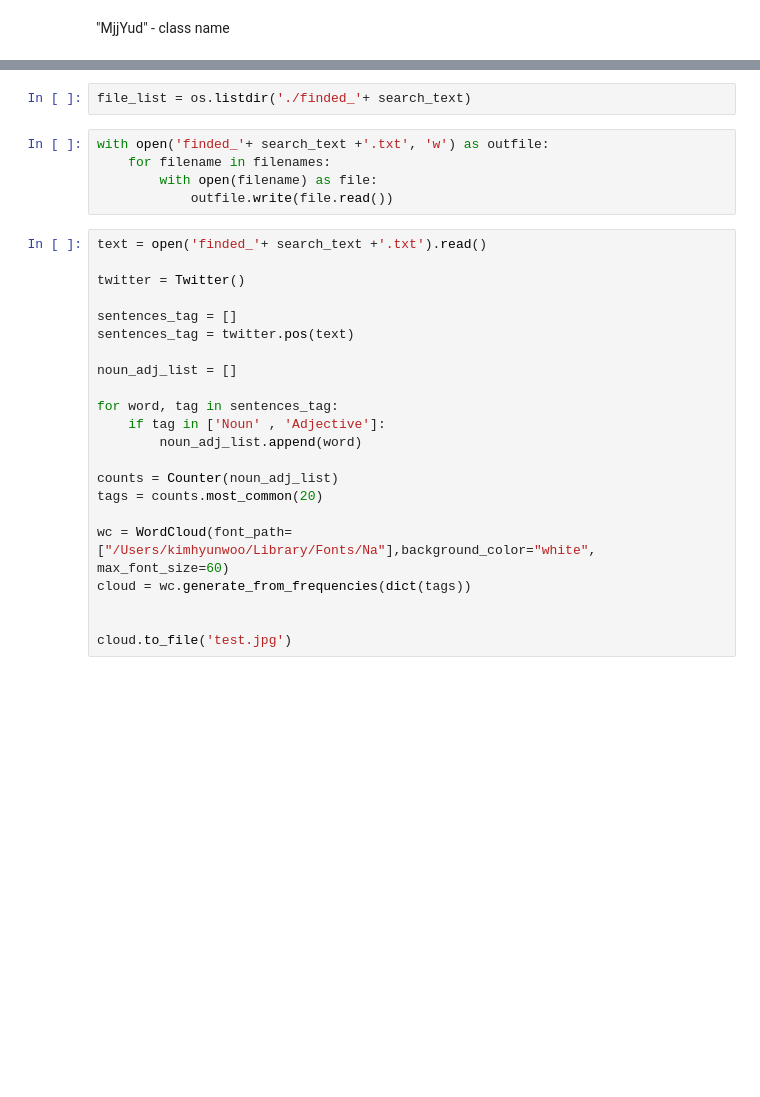
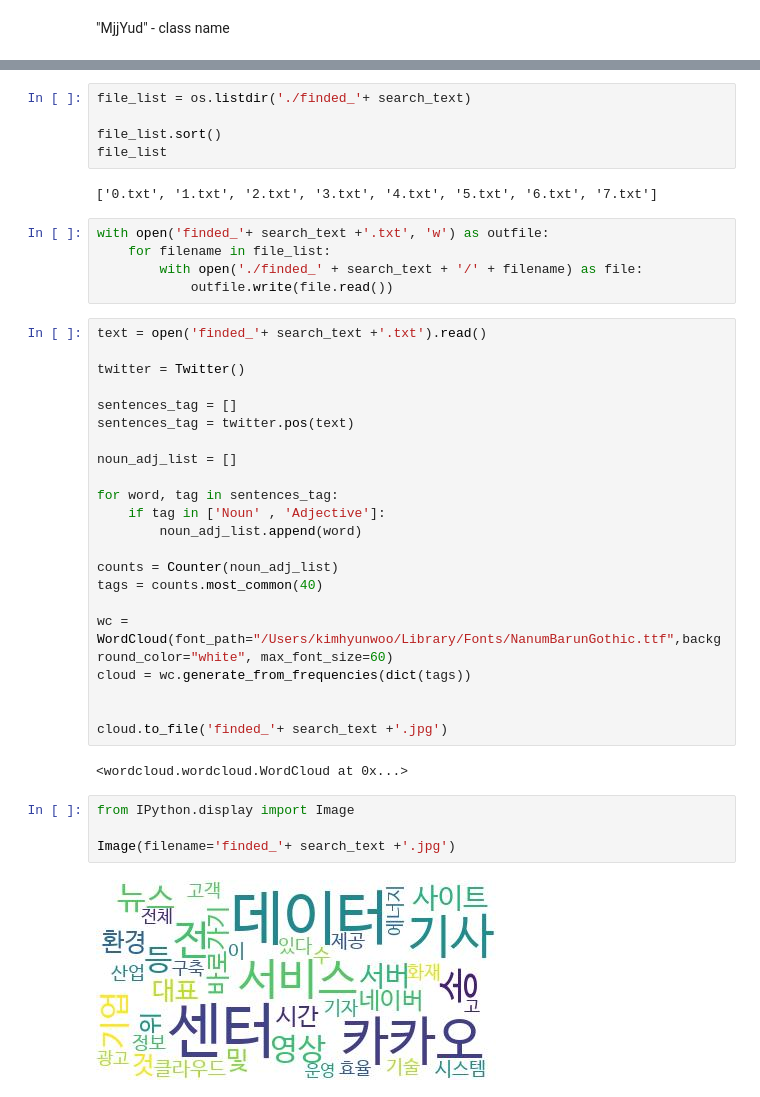
Before and after one commit to hwk06023/Web_Crawler, a Jupyter notebook: text_crawling/crawling_wordcloud.ipynb, the cells around one changed output, grey strips where cells are left out. Saved outputs shown, nothing was run; the diff lists cells and outputs as text; blank space fills up the shorter version.

```diff
--- a/text_crawling/crawling_wordcloud.ipynb
+++ b/text_crawling/crawling_wordcloud.ipynb
@@ -79,9 +61,14 @@ Building wheels for collected packages: numpy, pillow, matplotlib, contourpy, ki
 # %%
 file_list = os.listdir('./finded_'+ search_text)
+
+file_list.sort()
+file_list
+# %% [output]
+['0.txt', '1.txt', '2.txt', '3.txt', '4.txt', '5.txt', '6.txt', '7.txt']
 # %%
 with open('finded_'+ search_text +'.txt', 'w') as outfile:
-    for filename in filenames:
-        with open(filename) as file:
+    for filename in file_list:
+        with open('./finded_' + search_text + '/' + filename) as file:
             outfile.write(file.read())
 # %%
 text = open('finded_'+ search_text +'.txt').read()
@@ -98,10 +85,18 @@ for word, tag in sentences_tag:
         noun_adj_list.append(word)
 
 counts = Counter(noun_adj_list)
-tags = counts.most_common(20)
+tags = counts.most_common(40)
 
-wc = WordCloud(font_path=["/Users/kimhyunwoo/Library/Fonts/Na"],background_color="white", max_font_size=60)
+wc = WordCloud(font_path="/Users/kimhyunwoo/Library/Fonts/NanumBarunGothic.ttf",background_color="white", max_font_size=60)
 cloud = wc.generate_from_frequencies(dict(tags))
 
 
-cloud.to_file('test.jpg')
+cloud.to_file('finded_'+ search_text +'.jpg')
+# %% [output]
+<wordcloud.wordcloud.WordCloud at 0x...>
+# %%
+from IPython.display import Image
+
+Image(filename='finded_'+ search_text +'.jpg')
+# %% [output]
+[figure, added]
```
Also changed, not shown: parts of 3 cells of this notebook, 9 other files.
